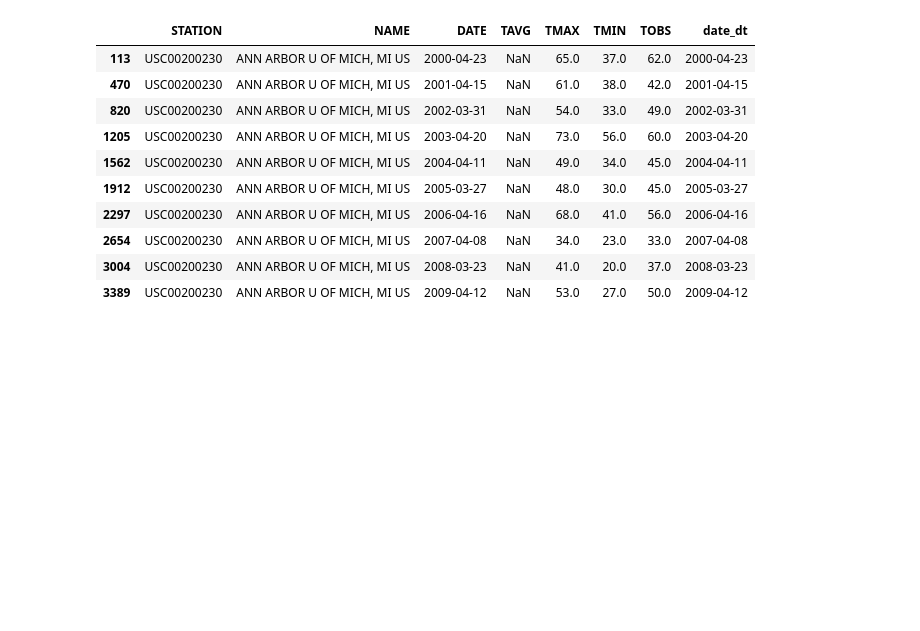
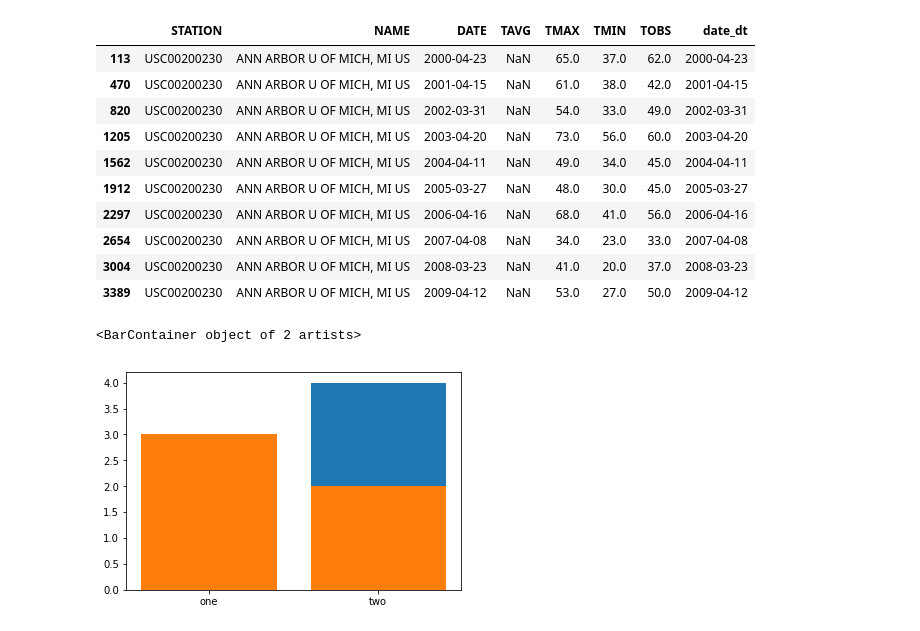
Before and after one commit to johnnyjw/2michds, a Jupyter notebook: ass_4.ipynb, the cells around one changed output. Saved outputs shown, nothing was run; the diff lists cells and outputs as text; code cells hidden in the pictures; blank space fills up the shorter version.

```diff
--- a/ass_4.ipynb
+++ b/ass_4.ipynb
@@ -96,3 +109,14 @@ temps2.head(10)
 | 2654 | USC00200230 | ANN ARBOR U OF MICH, MI US | 2007-04-08 | NaN | 34.0 | 23.0 | 33.0 | 2007-04-08 |
 | 3004 | USC00200230 | ANN ARBOR U OF MICH, MI US | 2008-03-23 | NaN | 41.0 | 20.0 | 37.0 | 2008-03-23 |
 | 3389 | USC00200230 | ANN ARBOR U OF MICH, MI US | 2009-04-12 | NaN | 53.0 | 27.0 | 50.0 | 2009-04-12 |
+# %%
+goulet = pd.DataFrame([], columns=['one', 'two'])
+# %%
+goulet['one'] = [2,4]
+goulet['two'] = [3,2]
+plt.figure()
+plt.bar(goulet.columns, goulet['one'])
+plt.bar(goulet.columns, goulet['two'])
+# %% [output]
+<BarContainer object of 2 artists>
+[figure, added]
```
Also changed, not shown: parts of 9 cells of this notebook.
